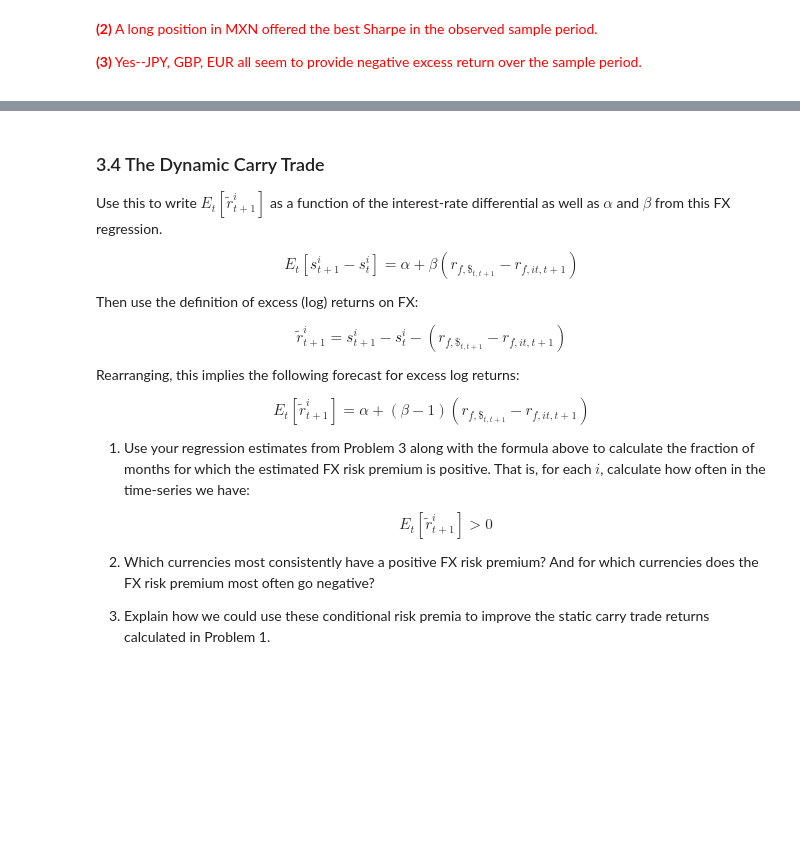
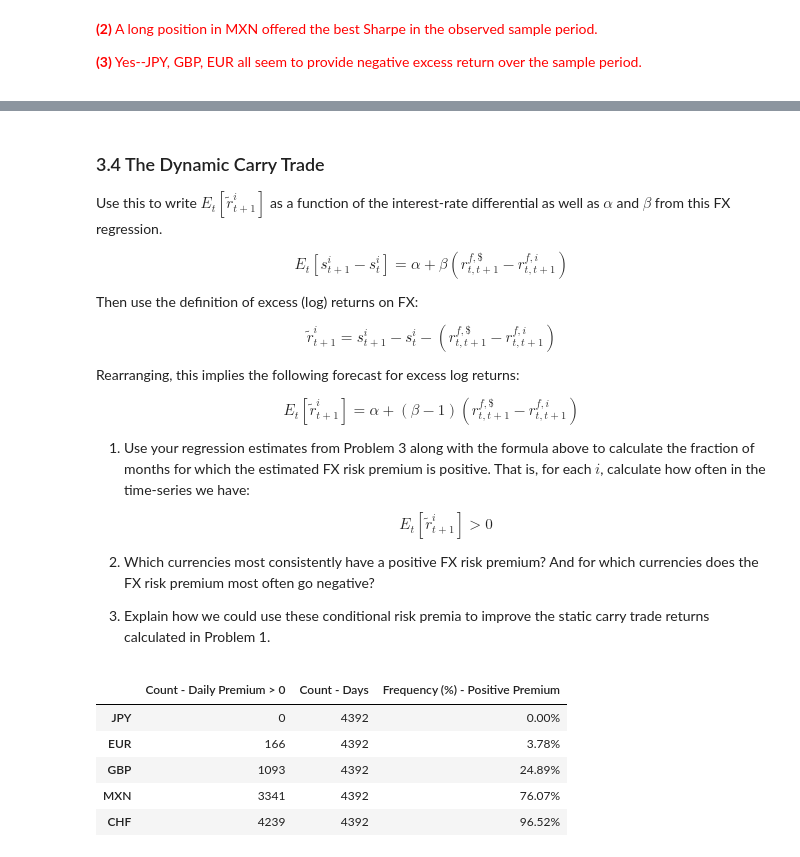
Before and after one commit to mschaefer77/PRM-Homework, a Jupyter notebook: Homework_8_AEG.ipynb, the cells around one changed output, grey strips where cells are left out. Drawn from its saved outputs; the diff is of its cells as text; code cells hidden in the pictures; blank space fills up the shorter version.

```diff
--- a/Homework_8_AEG.ipynb
+++ b/Homework_8_AEG.ipynb
@@ -537,15 +570,15 @@ where $r_{f,i}$ denotes the risk-free rate of currency $i$, and $s^i$ denotes th
 
 Use this to write $ E_t \left[ \tilde{r}^i_{t+1} \right] $ as a function of the interest-rate differential as well as $\alpha$ and $\beta$ from this FX regression.
 
-$$ E_t \left[ s^i_{t+1} - s^i_t \right] = \alpha + \beta \left( r_{f,\$_{t,t+1}} - r_{f,it,t+1} \right) $$
+$$ E_t \left[ s^i_{t+1} - s^i_t \right] = \alpha + \beta \left( r_{t,t+1}^{f,\$} - r_{t,t+1}^{f,i} \right) $$
 
 Then use the definition of excess (log) returns on FX:
 
-$$ \tilde{r}^i_{t+1} = s^i_{t+1} - s^i_t - \left( r_{f,\$_{t,t+1}} - r_{f,it,t+1} \right) $$
+$$ \tilde{r}^i_{t+1} = s^i_{t+1} - s^i_t - \left( r_{t,t+1}^{f,\$} - r_{t,t+1}^{f,i} \right) $$
 
 Rearranging, this implies the following forecast for excess log returns:
 
-$$ E_t \left[ \tilde{r}^i_{t+1} \right] = \alpha + (\beta - 1) \left( r_{f,\$_{t,t+1}} - r_{f,it,t+1} \right) $$
+$$ E_t \left[ \tilde{r}^i_{t+1} \right] = \alpha + (\beta - 1) \left( r_{t,t+1}^{f,\$} - r_{t,t+1}^{f,i} \right) $$
 
 1. Use your regression estimates from Problem 3 along with the formula above to calculate the fraction of months for which the estimated FX risk premium is positive. That is, for each $i$, calculate how often in the time-series we have:
 
@@ -554,3 +587,21 @@ $$ E_t \left[ \tilde{r}^i_{t+1} \right] = \alpha + (\beta - 1) \left( r_{f,\$_{t
 2. Which currencies most consistently have a positive FX risk premium? And for which currencies does the FX risk premium most often go negative?
 
 3. Explain how we could use these conditional risk premia to improve the static carry trade returns calculated in Problem 1.
+# %%
+# (1)
+pred_xs_log_rets = pd.DataFrame()
+for currency in spot_returns.columns:
+    pred_xs_log_rets[currency] = regressions[currency].params[0] + (regressions[currency].params[1] - 1) * factor[[currency]].dropna()
+
+pd.DataFrame(index=['Count - Daily Premium > 0', 'Count - Days', 'Frequency (%) - Positive Premium'],
+             columns=pred_xs_log_rets.columns,
+             data = [(pred_xs_log_rets > 0).sum().map("{:.0f}".format),
+                     pred_xs_log_rets.count().map("{:.0f}".format),
+                     (pred_xs_log_rets > 0).mean().map("{:.2%}".format)]).T
+# %% [output]
+|  | Count - Daily Premium > 0 | Count - Days | Frequency (%) - Positive Premium |
+| JPY | 0 | 4392 | 0.00% |
+| EUR | 166 | 4392 | 3.78% |
+| GBP | 1093 | 4392 | 24.89% |
+| MXN | 3341 | 4392 | 76.07% |
+| CHF | 4239 | 4392 | 96.52% |
```
Also changed, not shown: parts of 5 cells of this notebook.
